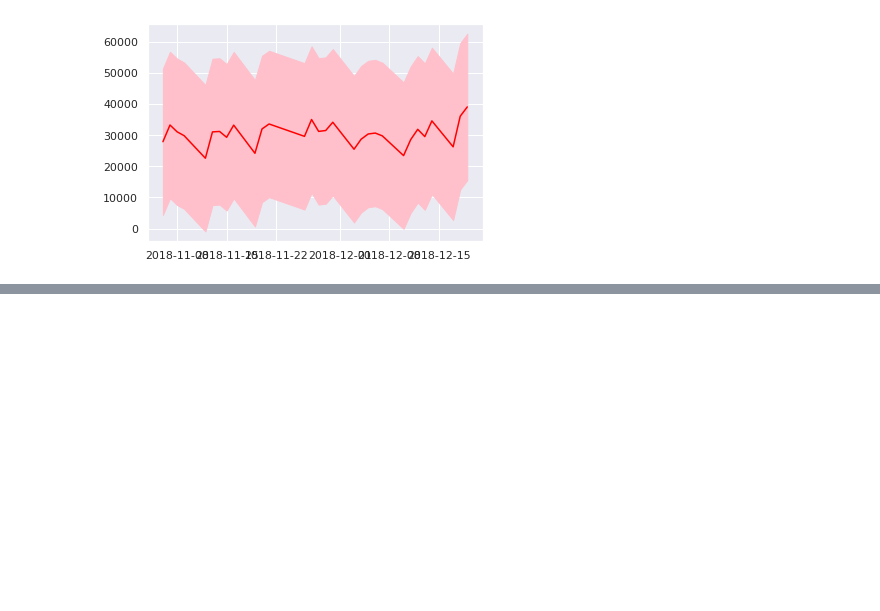
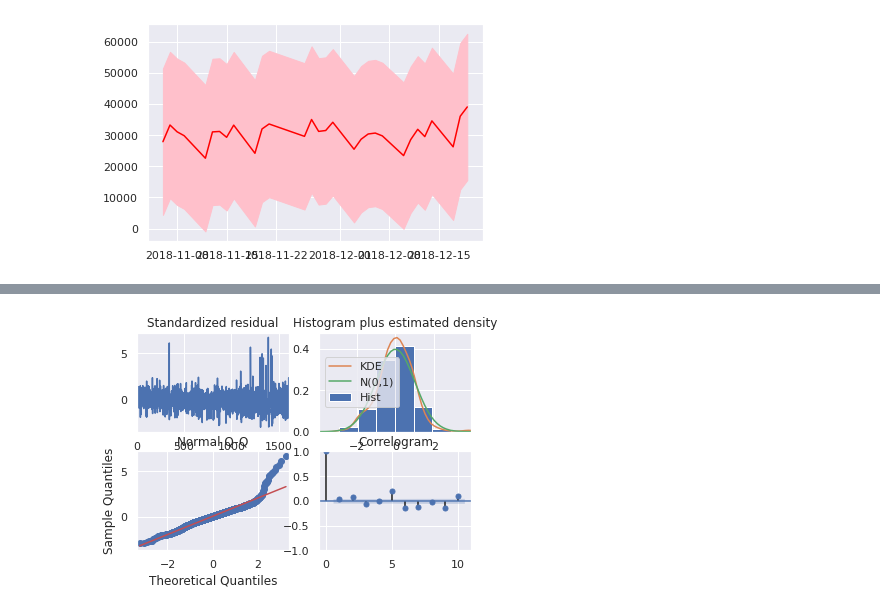
Before and after one commit to JonHaz/Capstone-2-LVMH-Sales-in-Iowa, a Jupyter notebook: LVMH_Capstone_Two_Modeling.ipynb, the cells around one changed output, grey strips where cells are left out. Saved outputs shown, nothing was run; the diff lists cells and outputs as text; code cells hidden in the pictures; blank space fills up the shorter version.

```diff
--- a/LVMH_Capstone_Two_Modeling.ipynb
+++ b/LVMH_Capstone_Two_Modeling.ipynb
@@ -448,0 +557,5 @@ plt.show()
+# %%
+results.plot_diagnostics()
+plt.show()
+# %% [output]
+[figure, added]
```
Also changed, not shown: parts of 8 cells of this notebook.
